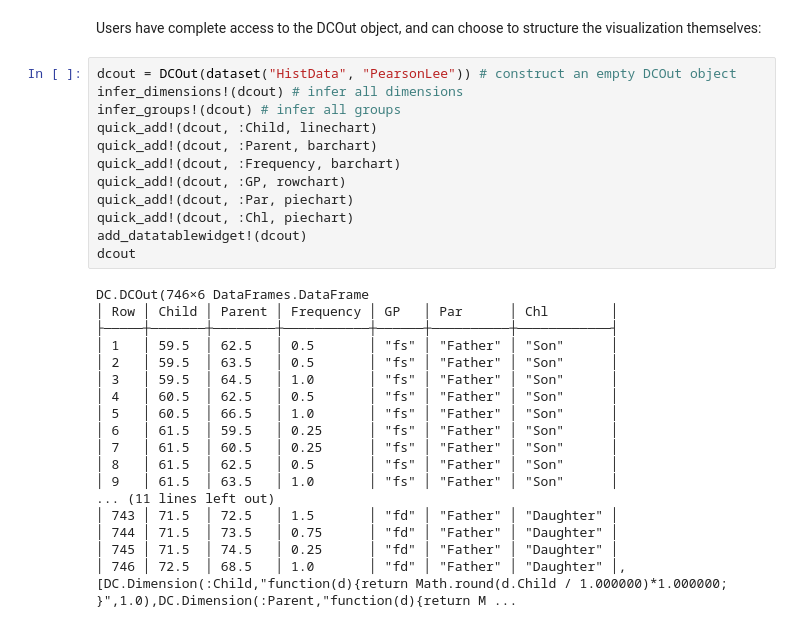
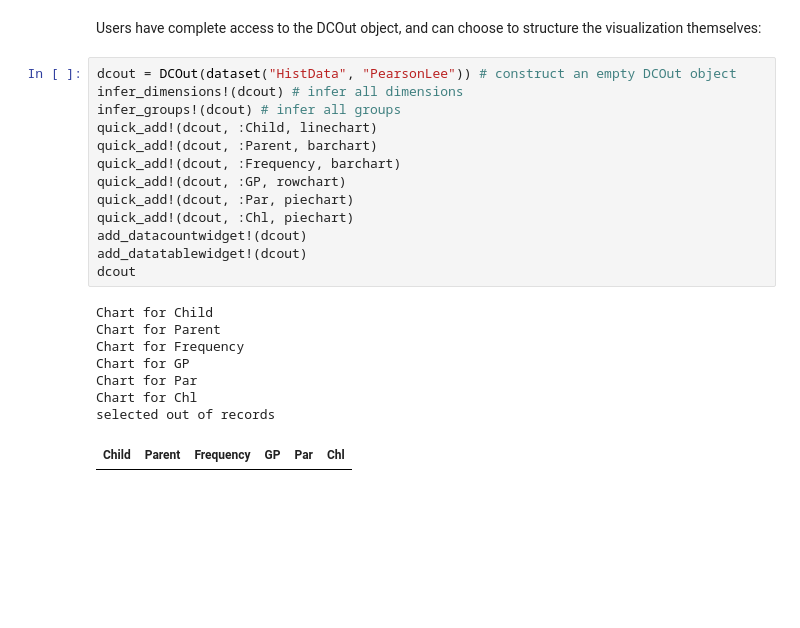
Before and after one commit to tawheeler/CrossfilterCharts.jl, a Jupyter notebook: docs/DC.ipynb, the cells around one changed output. Drawn from its saved outputs; the diff is of its cells as text; blank space fills up the shorter version.

Commit message:
add_datacountwidget!

```diff
--- a/docs/DC.ipynb
+++ b/docs/DC.ipynb
@@ -35,30 +35,22 @@ Users have complete access to the DCOut object, and can choose to structure the
 # %%
 dcout = DCOut(dataset("HistData", "PearsonLee")) # construct an empty DCOut object
 infer_dimensions!(dcout) # infer all dimensions
 infer_groups!(dcout) # infer all groups
 quick_add!(dcout, :Child, linechart)
 quick_add!(dcout, :Parent, barchart)
 quick_add!(dcout, :Frequency, barchart)
 quick_add!(dcout, :GP, rowchart)
 quick_add!(dcout, :Par, piechart)
 quick_add!(dcout, :Chl, piechart)
+add_datacountwidget!(dcout)
 add_datatablewidget!(dcout)
 dcout
 # %% [output]
-DC.DCOut(746×6 DataFrames.DataFrame
-│ Row │ Child │ Parent │ Frequency │ GP   │ Par      │ Chl        │
-├─────┼───────┼────────┼───────────┼──────┼──────────┼────────────┤
-│ 1   │ 59.5  │ 62.5   │ 0.5       │ "fs" │ "Father" │ "Son"      │
-│ 2   │ 59.5  │ 63.5   │ 0.5       │ "fs" │ "Father" │ "Son"      │
-│ 3   │ 59.5  │ 64.5   │ 1.0       │ "fs" │ "Father" │ "Son"      │
-│ 4   │ 60.5  │ 62.5   │ 0.5       │ "fs" │ "Father" │ "Son"      │
-│ 5   │ 60.5  │ 66.5   │ 1.0       │ "fs" │ "Father" │ "Son"      │
-│ 6   │ 61.5  │ 59.5   │ 0.25      │ "fs" │ "Father" │ "Son"      │
-│ 7   │ 61.5  │ 60.5   │ 0.25      │ "fs" │ "Father" │ "Son"      │
-│ 8   │ 61.5  │ 62.5   │ 0.5       │ "fs" │ "Father" │ "Son"      │
-│ 9   │ 61.5  │ 63.5   │ 1.0       │ "fs" │ "Father" │ "Son"      │
-... (11 lines left out)
-│ 743 │ 71.5  │ 72.5   │ 1.5       │ "fd" │ "Father" │ "Daughter" │
-│ 744 │ 71.5  │ 73.5   │ 0.75      │ "fd" │ "Father" │ "Daughter" │
-│ 745 │ 71.5  │ 74.5   │ 0.25      │ "fd" │ "Father" │ "Daughter" │
-│ 746 │ 72.5  │ 68.5   │ 1.0       │ "fd" │ "Father" │ "Daughter" │,[DC.Dimension(:Child,"function(d){return Math.round(d.Child / 1.000000)*1.000000; }",1.0),DC.Dimension(:Parent,"function(d){return M ...
+Chart for Child
+Chart for Parent
+Chart for Frequency
+Chart for GP
+Chart for Par
+Chart for Chl
+selected out of records
+| Child | Parent | Frequency | GP | Par | Chl |
```
Also changed, not shown: 3 other files.
